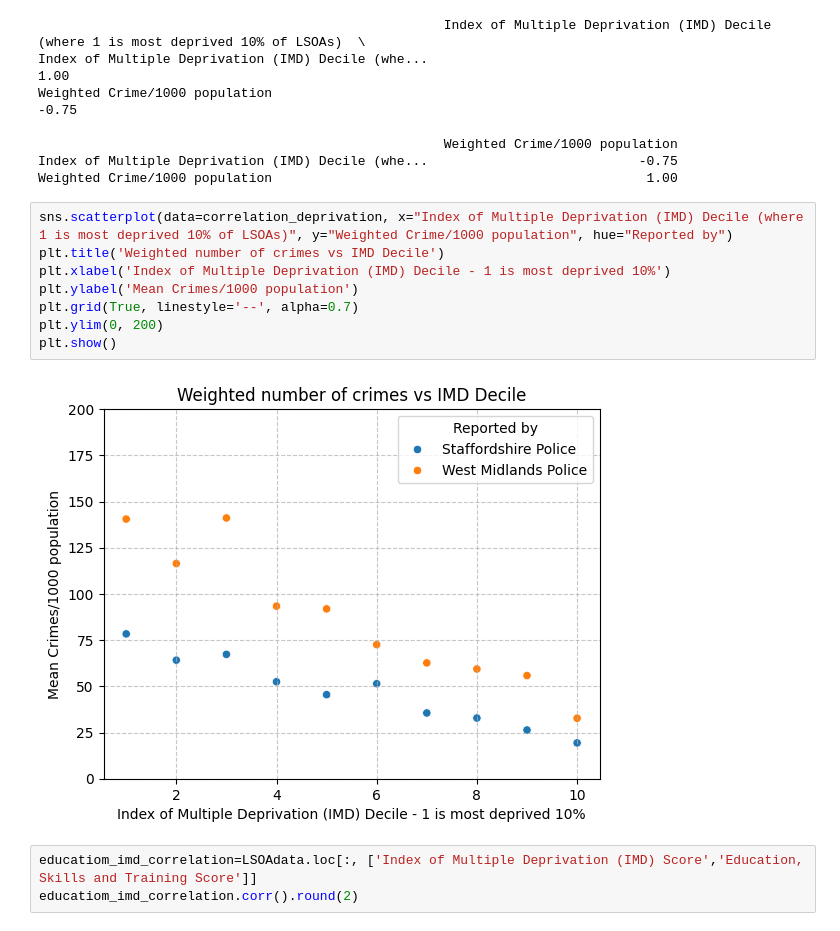
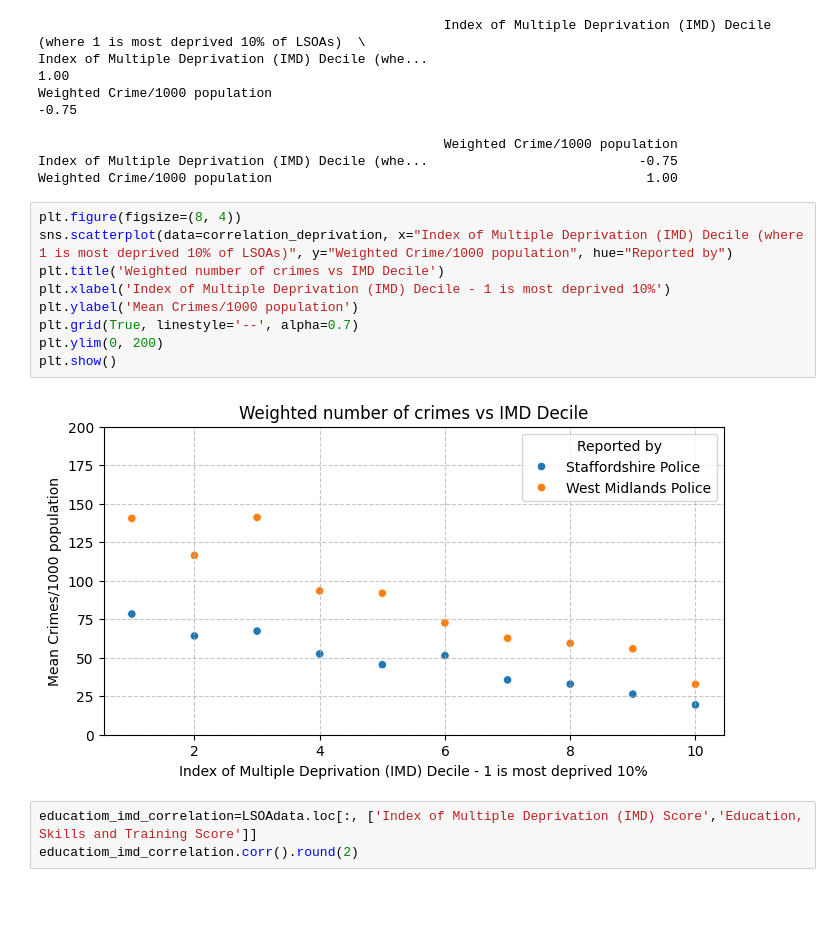
Before and after one commit to zhangwiki86-soton/L7---Data-Analysis-and-Visualisation, a Jupyter notebook: DRAFT Test Glob Final.ipynb, the cells around one changed output. Drawn from its saved outputs; the diff is of its cells as text; blank space fills up the shorter version.

```diff
--- a/DRAFT Test Glob Final.ipynb
+++ b/DRAFT Test Glob Final.ipynb
@@ -1007,15 +987,16 @@ Weighted Crime/1000 population
 Index of Multiple Deprivation (IMD) Decile (whe...                           -0.75
 Weighted Crime/1000 population                                                1.00
 # %%
+plt.figure(figsize=(8, 4))
 sns.scatterplot(data=correlation_deprivation, x="Index of Multiple Deprivation (IMD) Decile (where 1 is most deprived 10% of LSOAs)", y="Weighted Crime/1000 population", hue="Reported by")
 plt.title('Weighted number of crimes vs IMD Decile')
 plt.xlabel('Index of Multiple Deprivation (IMD) Decile - 1 is most deprived 10%')
 plt.ylabel('Mean Crimes/1000 population')
 plt.grid(True, linestyle='--', alpha=0.7)
 plt.ylim(0, 200)
 plt.show()
 # %% [output]
-[figure, old version]
+[figure, new version]
 # %%
 educatiom_imd_correlation=LSOAdata.loc[:, ['Index of Multiple Deprivation (IMD) Score','Education, Skills and Training Score']]
 educatiom_imd_correlation.corr().round(2)
```
Also changed, not shown: parts of 8 cells of this notebook.
